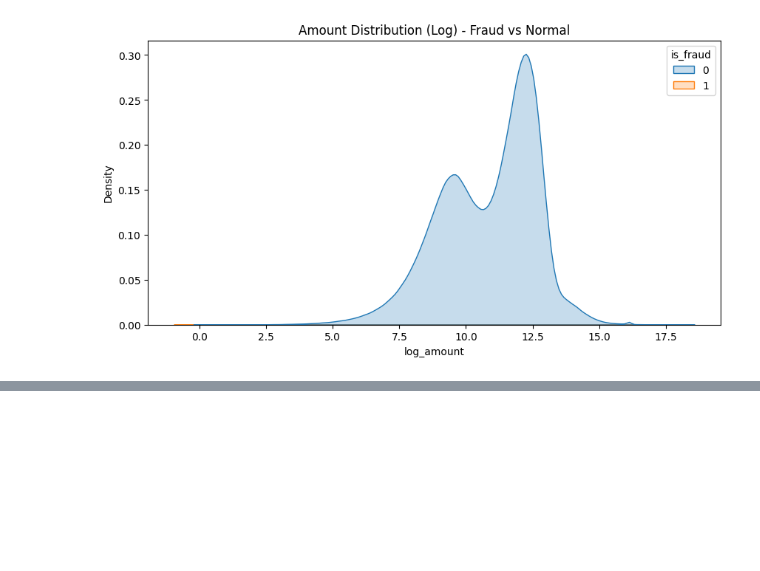
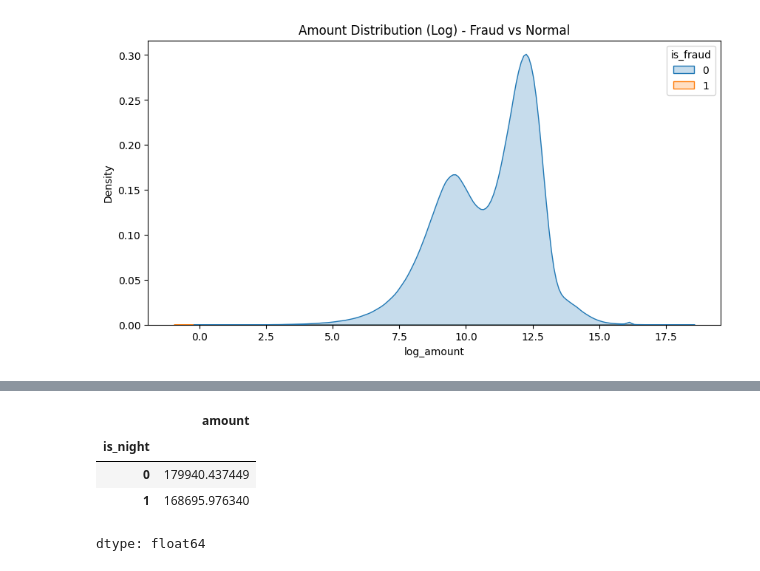
Before and after one commit to Crnkcbs/money_fraud, a Jupyter notebook: Mobile_Fraud_Analysis_Gamze.ipynb, the cells around one changed output, grey strips where cells are left out. Saved outputs shown, nothing was run; the diff lists cells and outputs as text; code cells hidden in the pictures; blank space fills up the shorter version.

```diff
--- a/Mobile_Fraud_Analysis_Gamze.ipynb
+++ b/Mobile_Fraud_Analysis_Gamze.ipynb
@@ -95,0 +183,8 @@ plt.show()
+# %%
+df.groupby(['is_night'])['amount'].mean()
+# %% [output]
+|  | amount |
+| is_night |  |
+| 0 | 179940.437449 |
+| 1 | 168695.976340 |
+dtype: float64
```
Also changed, not shown: parts of 30 cells of this notebook.
